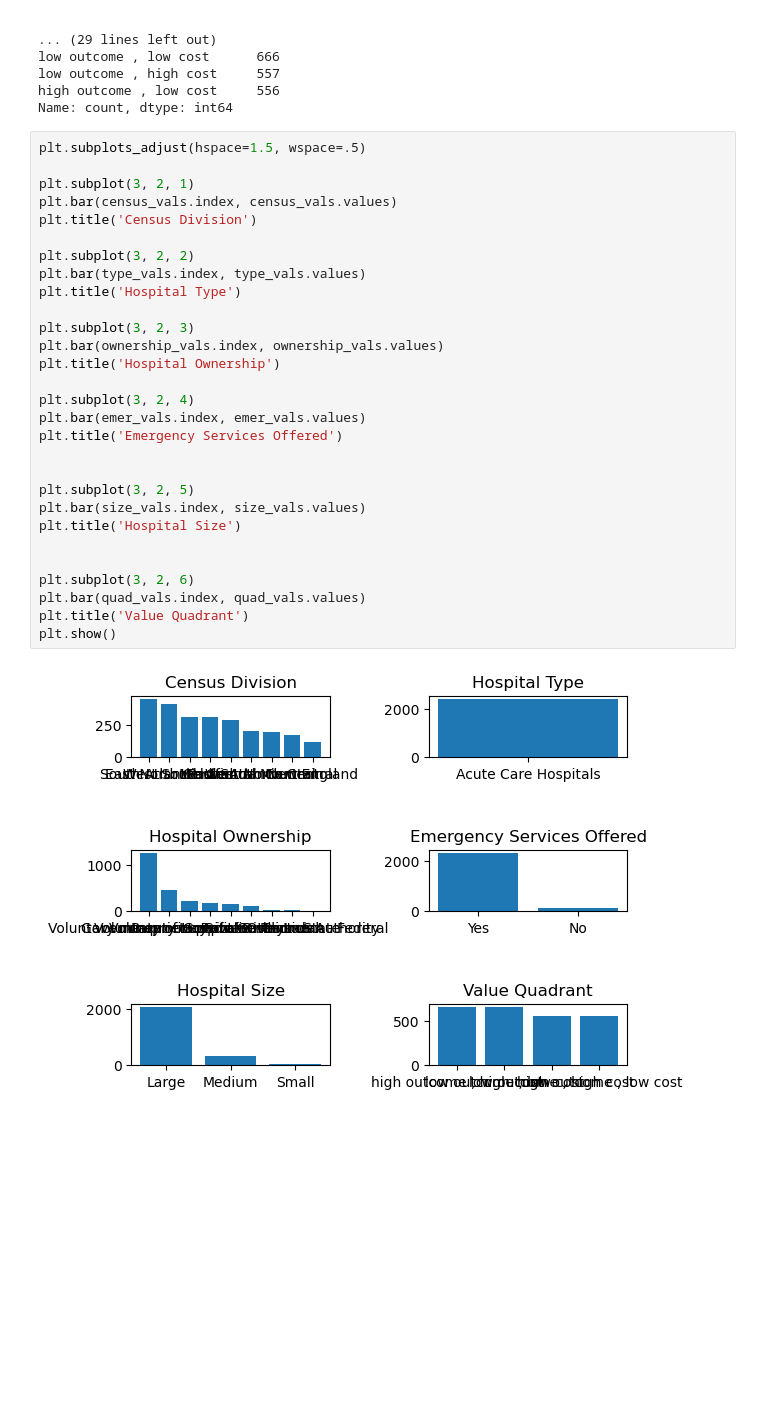
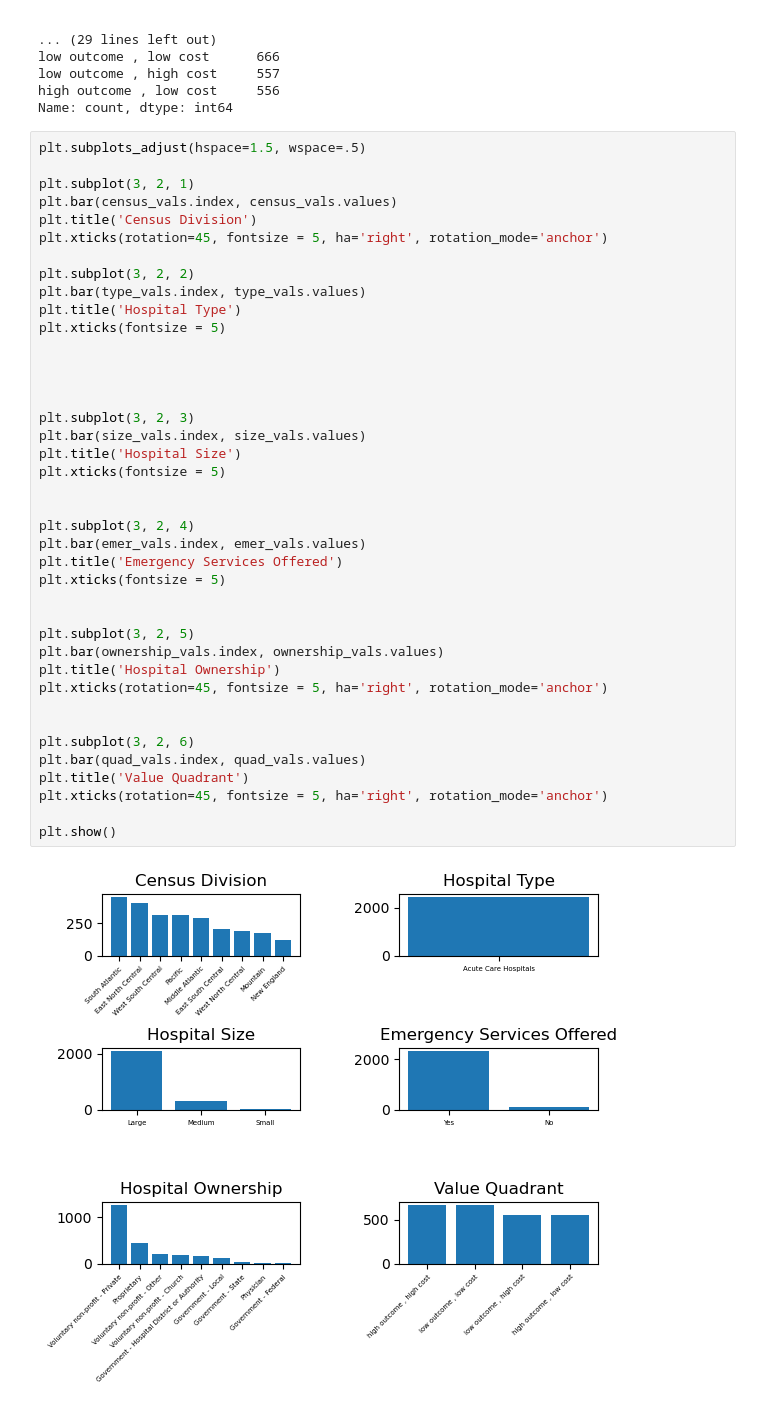
Before and after one commit to KabiraL/Hospital_Assessment, a Jupyter notebook: Notebooks/Hospital_Scoring.ipynb, the cells around one changed output. Cells and saved outputs as stored; diff of their text form; blank space fills up the shorter version.

Commit message:
graphs and analyses

```diff
--- a/Notebooks/Hospital_Scoring.ipynb
+++ b/Notebooks/Hospital_Scoring.ipynb
@@ -640,34 +640,45 @@ Name: count, dtype: int64
 # %%
 plt.subplots_adjust(hspace=1.5, wspace=.5)
 
 plt.subplot(3, 2, 1)
 plt.bar(census_vals.index, census_vals.values)
 plt.title('Census Division')
+plt.xticks(rotation=45, fontsize = 5, ha='right', rotation_mode='anchor')
 
 plt.subplot(3, 2, 2)
 plt.bar(type_vals.index, type_vals.values)
 plt.title('Hospital Type')
+plt.xticks(fontsize = 5)
+
+
+
 
 plt.subplot(3, 2, 3)
-plt.bar(ownership_vals.index, ownership_vals.values)
-plt.title('Hospital Ownership')
+plt.bar(size_vals.index, size_vals.values)
+plt.title('Hospital Size')
+plt.xticks(fontsize = 5)
+
 
 plt.subplot(3, 2, 4)
 plt.bar(emer_vals.index, emer_vals.values)
 plt.title('Emergency Services Offered')
+plt.xticks(fontsize = 5)
 
 
 plt.subplot(3, 2, 5)
-plt.bar(size_vals.index, size_vals.values)
-plt.title('Hospital Size')
+plt.bar(ownership_vals.index, ownership_vals.values)
+plt.title('Hospital Ownership')
+plt.xticks(rotation=45, fontsize = 5, ha='right', rotation_mode='anchor')
 
 
 plt.subplot(3, 2, 6)
 plt.bar(quad_vals.index, quad_vals.values)
 plt.title('Value Quadrant')
+plt.xticks(rotation=45, fontsize = 5, ha='right', rotation_mode='anchor')
+
 plt.show()
 # %% [output]
-[figure, old version]
+[figure, new version]
 # %%
 # Summary stats of continuous variables
 
```
Also changed, not shown: parts of 12 cells of this notebook.
